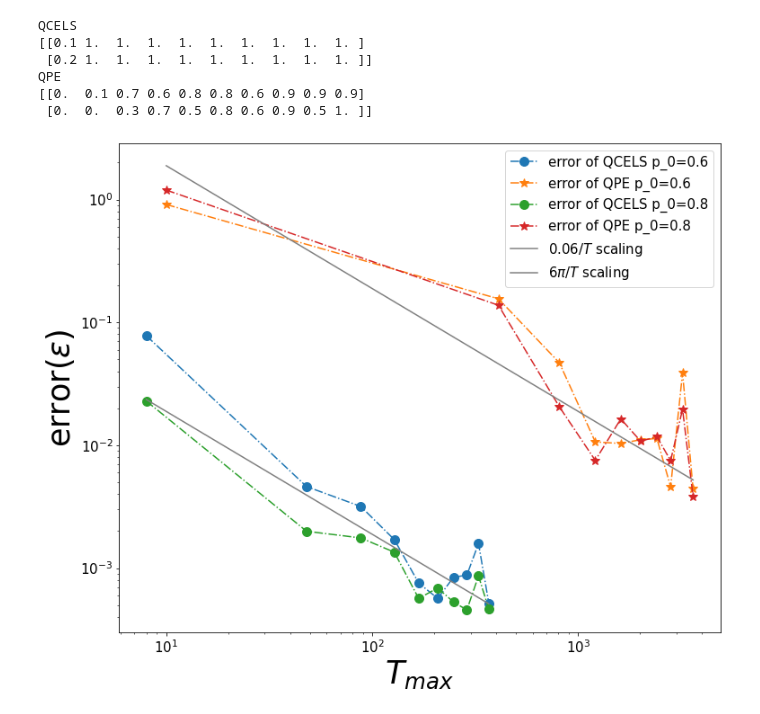
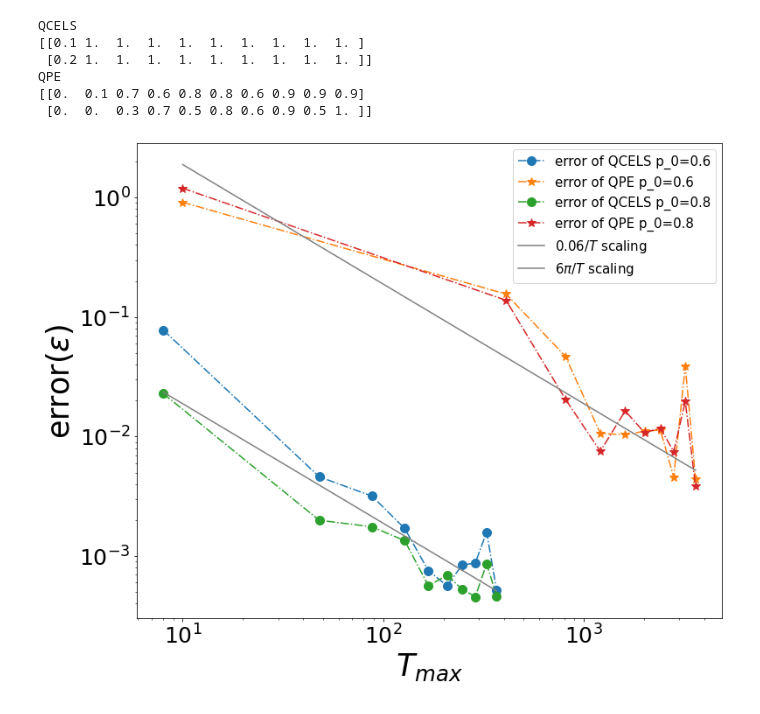
Before and after one commit to zhiyanding/QCELS, a Jupyter notebook: Data_Graph/Graph_generator.ipynb, the cells around one changed output. Saved outputs shown, nothing was run; the diff lists cells and outputs as text; code cells hidden in the pictures.

```diff
--- a/Data_Graph/Graph_generator.ipynb
+++ b/Data_Graph/Graph_generator.ipynb
@@ -181,31 +169,35 @@ plt.plot(max_T_QCELS[0,:],err_QCELS[0,:],linestyle="-.",marker="o",label="error
 plt.plot(T_list_QPE,err_QPE[0,:],linestyle="-.",marker="*",label="error of QPE p_0=0.6")
 plt.plot(max_T_QCELS[1,:],err_QCELS[1,:],linestyle="-.",marker="o",label="error of QCELS p_0=0.8")
 plt.plot(T_list_QPE,err_QPE[1,:],linestyle="-.",marker="*",label="error of QPE p_0=0.8")
 plt.plot(max_T_QCELS[0,:],0.06*np.pi/max_T_QCELS[0,:],linestyle="-",color="grey",label="$0.06/T$ scaling")
 plt.plot(T_list_QPE,6*np.pi/T_list_QPE,linestyle="-",color="grey",label="$6\pi/T$ scaling")
 plt.xlabel("$T_{max}$",fontsize=35)
 plt.ylabel("error($\epsilon$)",fontsize=35)
+plt.xticks(fontsize=25)
+plt.yticks(fontsize=25)
 plt.xscale("log")
 plt.yscale("log")
 plt.legend()
 plt.savefig('TFIM_depth_8.pdf')
 plt.figure(figsize=(12,10))
 plt.plot(cost_list_avg_QCELS[0,:],err_QCELS[0,:],linestyle="-.",marker="o",label="error of QCELS p_0=0.6")
 plt.plot(cost_list_avg_QPE[0,:],err_QPE[0,:],linestyle="-.",marker="*",label="error of QPE p_0=0.6")
 plt.plot(cost_list_avg_QCELS[1,:],err_QCELS[1,:],linestyle="-.",marker="o",label="error of QCELS p_0=0.8")
 plt.plot(cost_list_avg_QPE[1,:],err_QPE[1,:],linestyle="-.",marker="*",label="error of QPE p_0=0.8")
 plt.xlabel("$T_{total}$",fontsize=35)
 plt.ylabel("error($\epsilon$)",fontsize=35)
+plt.xticks(fontsize=25)
+plt.yticks(fontsize=25)
 plt.xscale("log")
 plt.yscale("log")
 plt.legend()
 plt.savefig('TFIM_cost_8.pdf')
 plt.show()
 # %% [output]
 QCELS
 [[0.1 1.  1.  1.  1.  1.  1.  1.  1.  1. ]
  [0.2 1.  1.  1.  1.  1.  1.  1.  1.  1. ]]
 QPE
 [[0.  0.1 0.7 0.6 0.8 0.8 0.6 0.9 0.9 0.9]
  [0.  0.  0.3 0.7 0.5 0.8 0.6 0.9 0.5 1. ]]
-[figure, old version]
+[figure, new version]
```
Also changed, not shown: parts of 6 cells of this notebook, 13 other files.
